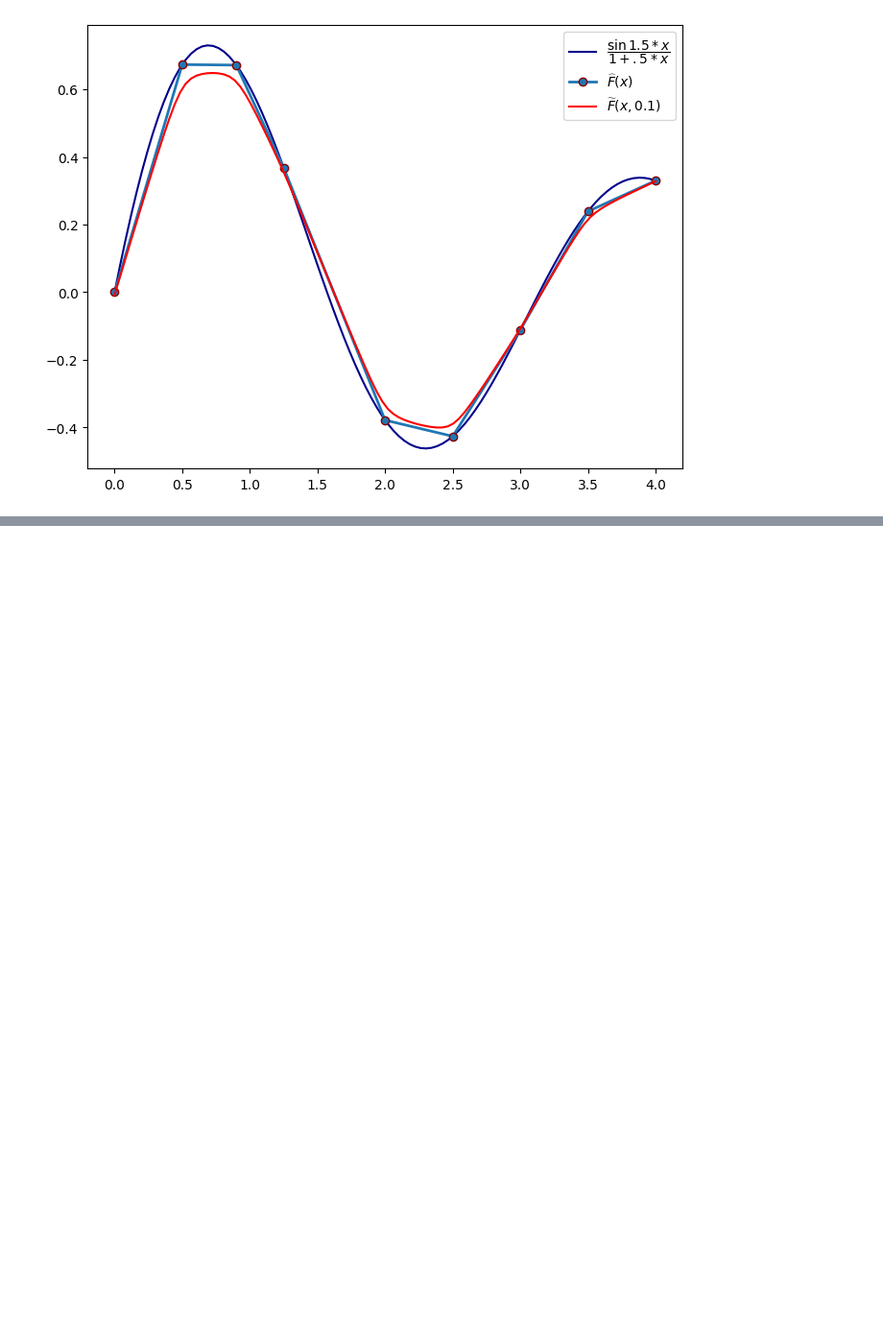
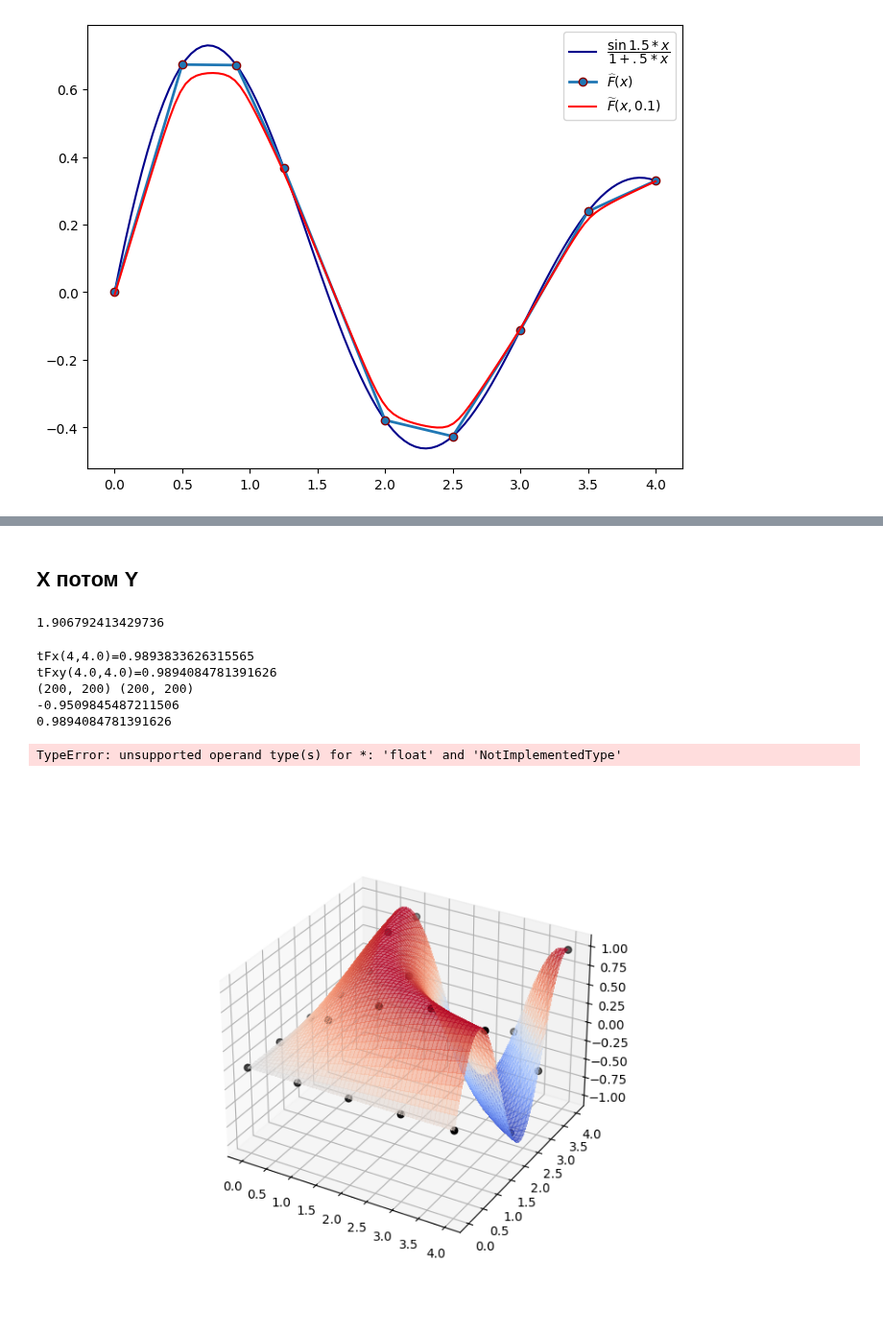
Before and after one commit to distcomp/SvF, a Jupyter notebook: ndiscr/discr_misc.ipynb, the cells around one changed output, grey strips where cells are left out. Shown at 96% size. Cells and saved outputs as stored; diff of their text form; code cells hidden in the pictures; blank space fills up the shorter version.

```diff
--- a/ndiscr/discr_misc.ipynb
+++ b/ndiscr/discr_misc.ipynb
@@ -85,0 +143,52 @@ FXY[int(la[0]), int(mu[0])]
+# %% [markdown]
+## X потом Y
+# %%
+pyo.quicksum(F[1,j] for j in pyo.RangeSet(Ny-1, Ny))
+# %% [output]
+1.906792413429736
+# %%
+A = lambda i, j: F[i,j] - F[i-1,j]
+def tFx(j: int, x):
+    """
+    Returns expression widetilde{F}_j(x) SPWL
+    """
+    if j < 0 or j > Ny:
+        raise IndexError(f"tF(j,x), j={j} is out of range {0}:{Ny}")
+    return (1/2)*(F[0,j] + A(1,j)*(x - X[0]) + F[Nx,j] + A(Nx,j)*(x - X[Nx])) + \
+            (1/2)*pyo.quicksum((F[i,j] - 2*F[i-1,j] + F[i-2,j])*pyo.sqrt( (x - X[i-1])**2 + eps**2) for i in pyo.RangeSet(2, Nx))
+
+tAx = lambda j, x: tFx(j, x) - tFx(j - 1, x)
+def tFxy(x, y):
+    return (1/2) * (tFx(0, x) + tAx(1,x) * (y - Y[0]) + tFx(Ny, x) + tAx(Ny,x) * (y - Y[Ny])) + \
+           (1/2) * pyo.quicksum((tFx(j,x) - 2*tFx(j - 1, x) + tFx(j - 2, x))*pyo.sqrt((y - Y[j - 1]) ** 2 + eps ** 2) for j in pyo.RangeSet(2, Ny))
+
+j, x = Ny, 4.
+print(f"tFx({j},{x})={tFx(j,x)}")
+x, y = 4., 4.
+print(f"tFxy({x},{y})={tFxy(x,y)}")
+print(X_fine.shape, Y_fine.shape)
+print(tFxy(X_fine[150,150], Y_fine[150, 150]))
+print(tFxy(X_fine[199,199], Y_fine[199, 199]))
+# %% [output]
+tFx(4,4.0)=0.9893833626315565
+tFxy(4.0,4.0)=0.9894084781391626
+(200, 200) (200, 200)
+-0.9509845487211506
+0.9894084781391626
+# %%
+%matplotlib widget
+fig = plt.figure(figsize=figureSize)
+ax = fig.add_subplot(111, projection='3d')
+ax.plot_surface(X_fine, Y_fine, FFxy_fine, cmap=cm.coolwarm, antialiased=False, alpha=0.6) # viridis plasma
+ax.scatter(XX, YY, F, s=30, color='black', marker='o', label='F')
+ax.plot_surface(X_fine, Y_fine, tFxy(X_fine, Y_fine), cmap=cm.viridis, antialiased=False, alpha=0.6) # viridis plasma
+# ax.plot_wireframe(X_fine, Y_fine, FFxy_fine, rstride=150, cstride=150)
+ax.set_xlabel(r'X', fontsize=14)
+ax.set_ylabel(r'Y', fontsize=14)
+# ax.set_ylabel(r'$\mu$')
+ax.set_zlabel(r'$\sin{\left(.5\cdot x\cdot y\right)}$', fontsize=14)
+ax.set_title('Test SPWL*SPWL')
+plt.show()
+# %% [output]
+TypeError: unsupported operand type(s) for *: 'float' and 'NotImplementedType'
+[figure, added]
```
Also changed, not shown: parts of 9 cells of this notebook, 3 other files.
